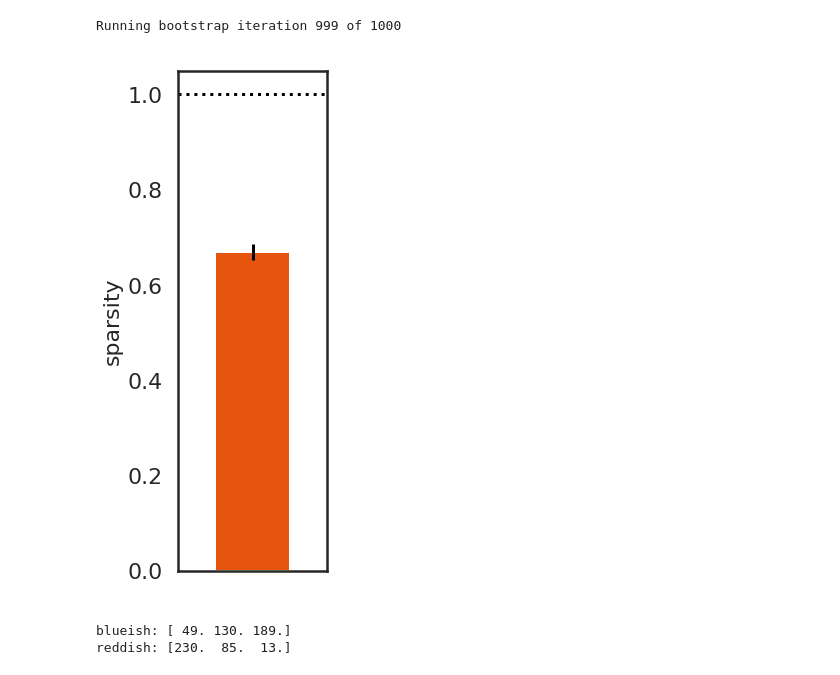
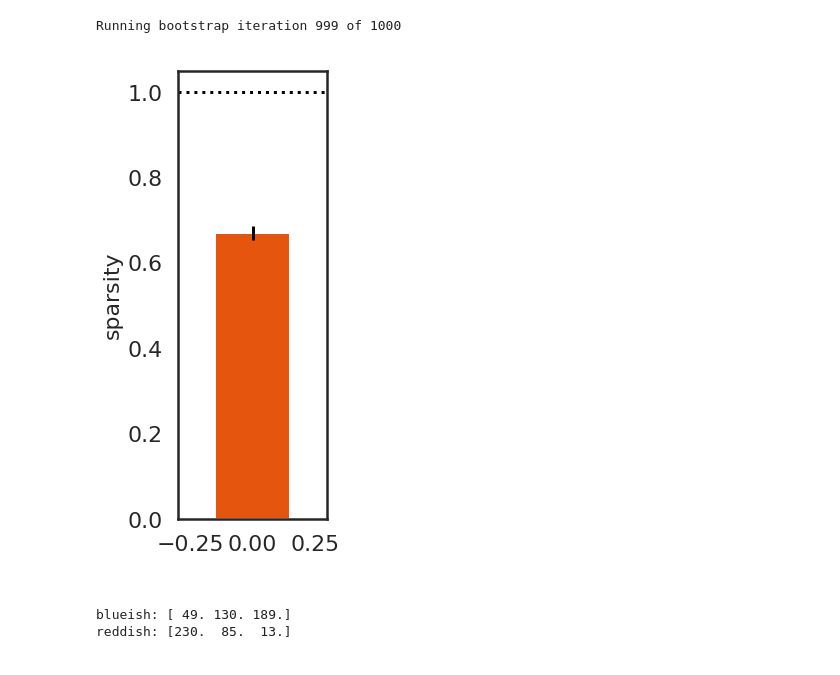
Before and after one commit to cogtoolslab/semantic_parts, a Jupyter notebook: analysis/jefan/semantic_parts_feature_analysis.ipynb, the cells around one changed output. Saved outputs shown, nothing was run; the diff lists cells and outputs as text; code cells hidden in the pictures.

```diff
--- a/analysis/jefan/semantic_parts_feature_analysis.ipynb
+++ b/analysis/jefan/semantic_parts_feature_analysis.ipynb
@@ -523,30 +523,30 @@ Sboot.columns=['sparsity']
 # %%
 colors = sns.color_palette('tab20c')
 sns.set_context('poster')
 fig = plt.figure(figsize=(4,8))
 mu = np.mean(sboot_mean)
 lb = np.percentile(sboot_mean,2.5)
 ub = np.percentile(sboot_mean,97.5)
 plt.bar(0,mu,color=colors[4],width=0.3)
 plt.errorbar(0,mu,
              yerr=np.vstack((mu-lb,ub-mu)),
              color='black',elinewidth=3)
 wid = 0.3
 plt.plot((-wid,wid),(1,1),'k:')
 plt.xlim(-wid,wid)
 plt.ylim(0,1.05)
 plt.ylabel('sparsity',fontsize=22)
-plt.tick_params(
-    axis='x',          # changes apply to the x-axis
-    which='both',      # both major and minor ticks are affected
-    bottom=False,      # ticks along the bottom edge are off
-    top=False,         # ticks along the top edge are off
-    labelbottom=False) # labels along the bottom edge are off
+# plt.tick_params(
+#     axis='x',          # changes apply to the x-axis
+#     which='both',      # both major and minor ticks are affected
+#     bottom=False,      # ticks along the bottom edge are off
+#     top=False,         # ticks along the top edge are off
+#     labelbottom=False) # labels along the bottom edge are off
+plt.xlabel(' ')
 plt.tight_layout()
-plt.xlabel(' ')
 plt.savefig(os.path.join(plot_dir,'difference_vector_sparsity.pdf'))
 # %% [output]
-[figure, old version]
+[figure, new version]
 # %%
 ## potential color scheme
 colors = sns.color_palette('tab20c')
```
Also changed, not shown: 1 other file.
